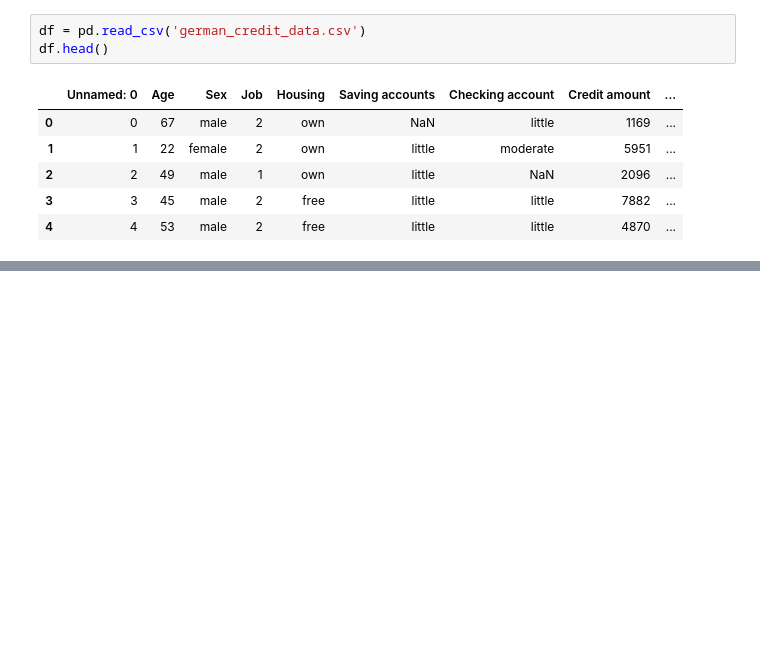
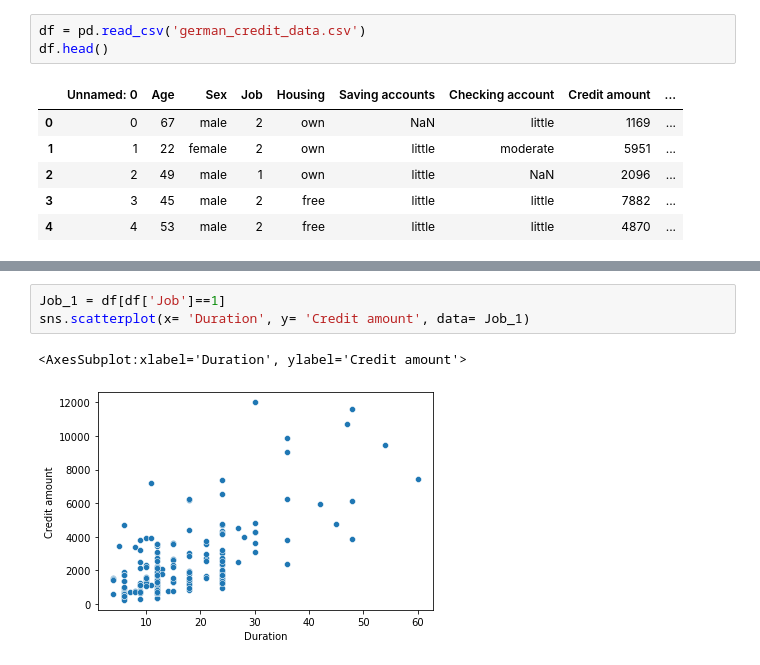
Before and after one commit to acubillosde/Banco, a Jupyter notebook: Bank_classification.ipynb, the cells around one changed output, grey strips where cells are left out. Drawn from its saved outputs; the diff is of its cells as text; blank space fills up the shorter version.

```diff
--- a/Bank_classification.ipynb
+++ b/Bank_classification.ipynb
@@ -16,0 +115,6 @@ df.head()
+# %%
+Job_1 = df[df['Job']==1]
+sns.scatterplot(x= 'Duration', y= 'Credit amount', data= Job_1)
+# %% [output]
+<AxesSubplot:xlabel='Duration', ylabel='Credit amount'>
+[figure, added]
```
Also changed, not shown: parts of 13 cells of this notebook, 3 other files.
